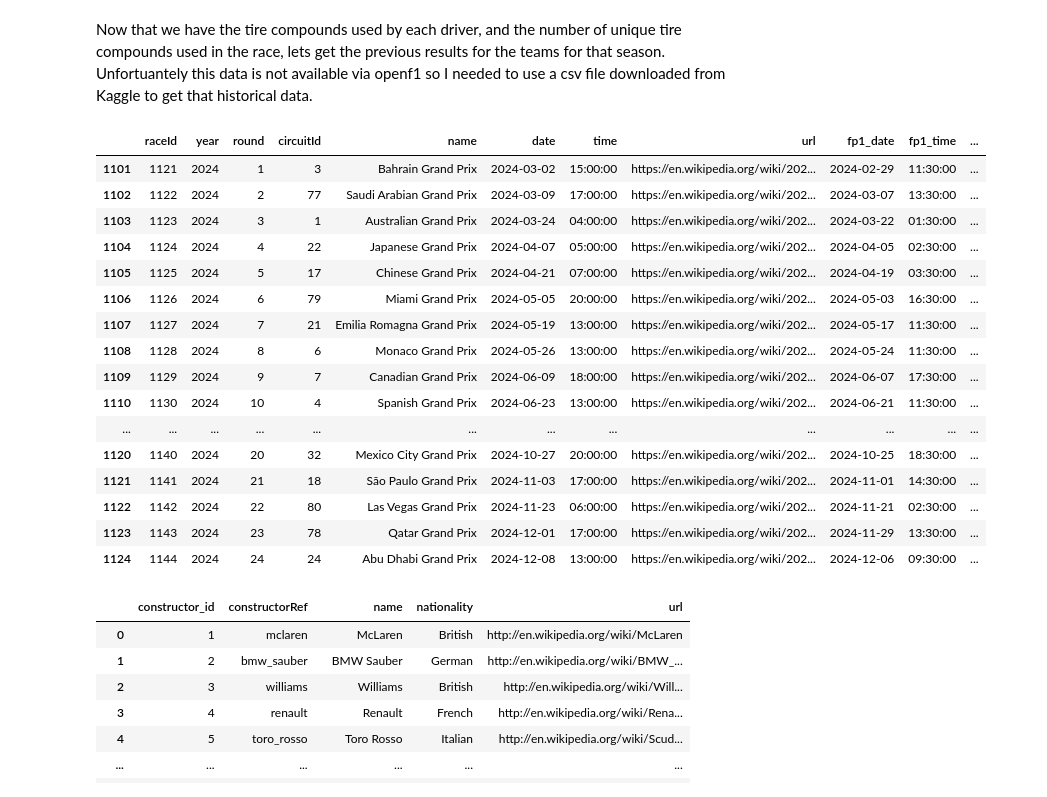
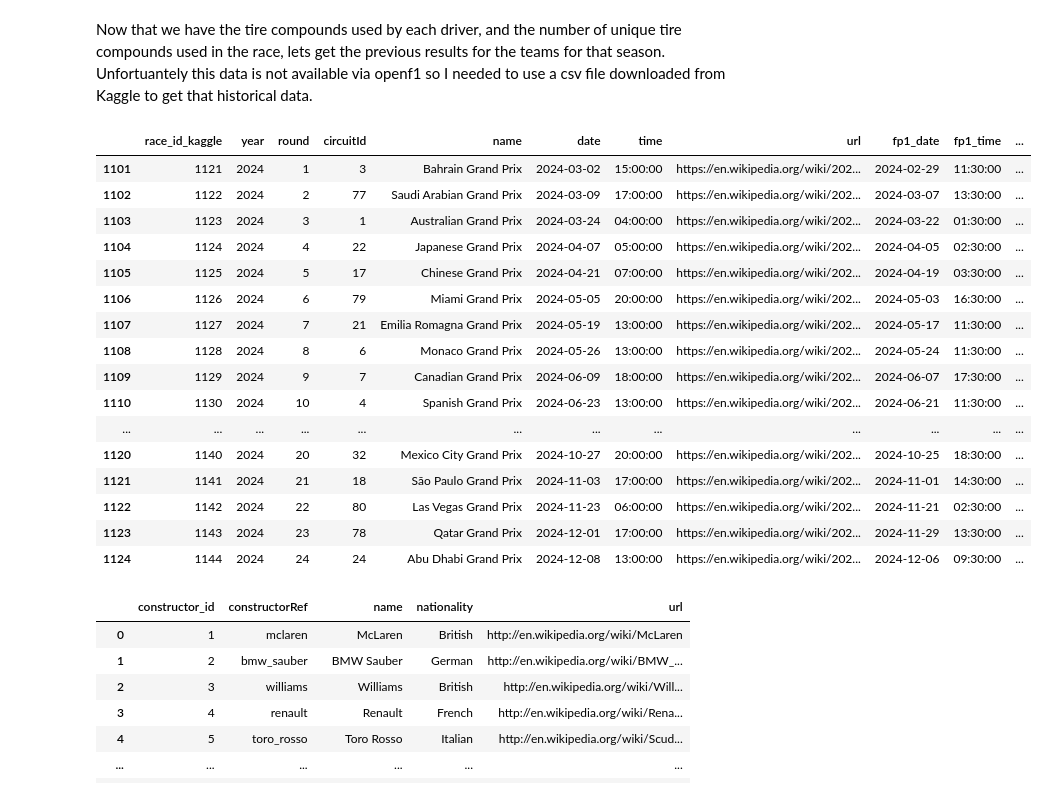
Before and after one commit to elcid14/f1-machine-learning-project, a Jupyter notebook: f1-prediction-project.ipynb, the cells around one changed output. Cells and saved outputs as stored; diff of their text form; code cells hidden in the pictures.

```diff
--- a/f1-prediction-project.ipynb
+++ b/f1-prediction-project.ipynb
@@ -710,11 +726,13 @@ final_data_with_tired_compounds
 Now that we have the tire compounds used by each driver, and the number of unique tire compounds used in the race, lets get the previous results for the teams for that season. Unfortuantely this data is not available via openf1 so I needed to use a csv file downloaded from Kaggle to get that historical data.
 # %%
 #in this codeblock we will read from the races.csv and get all races for the 2024 season
-races_kaggle_df = pd.read_csv("races.csv")
+races_kaggle_df = pd.read_csv("races.csv").rename(columns={"raceId":"race_id_kaggle"})
 races_kaggle_df_2024 = races_kaggle_df[races_kaggle_df["year"] == 2024]
+
+race_ids_kaggle_data_2024 = races_kaggle_df_2024["race_id_kaggle"].to_list()
 races_kaggle_df_2024
 # %% [output]
-|  | raceId | year | round | circuitId | name | date | time | url | fp1_date | fp1_time | ... |
+|  | race_id_kaggle | year | round | circuitId | name | date | time | url | fp1_date | fp1_time | ... |
 | 1101 | 1121 | 2024 | 1 | 3 | Bahrain Grand Prix | 2024-03-02 | 15:00:00 | https://en.wikipedia.org/wiki/202... | 2024-02-29 | 11:30:00 | ... |
 | 1102 | 1122 | 2024 | 2 | 77 | Saudi Arabian Grand Prix | 2024-03-09 | 17:00:00 | https://en.wikipedia.org/wiki/202... | 2024-03-07 | 13:30:00 | ... |
 | 1103 | 1123 | 2024 | 3 | 1 | Australian Grand Prix | 2024-03-24 | 04:00:00 | https://en.wikipedia.org/wiki/202... | 2024-03-22 | 01:30:00 | ... |
```
Also changed, not shown: parts of 9 cells of this notebook.
